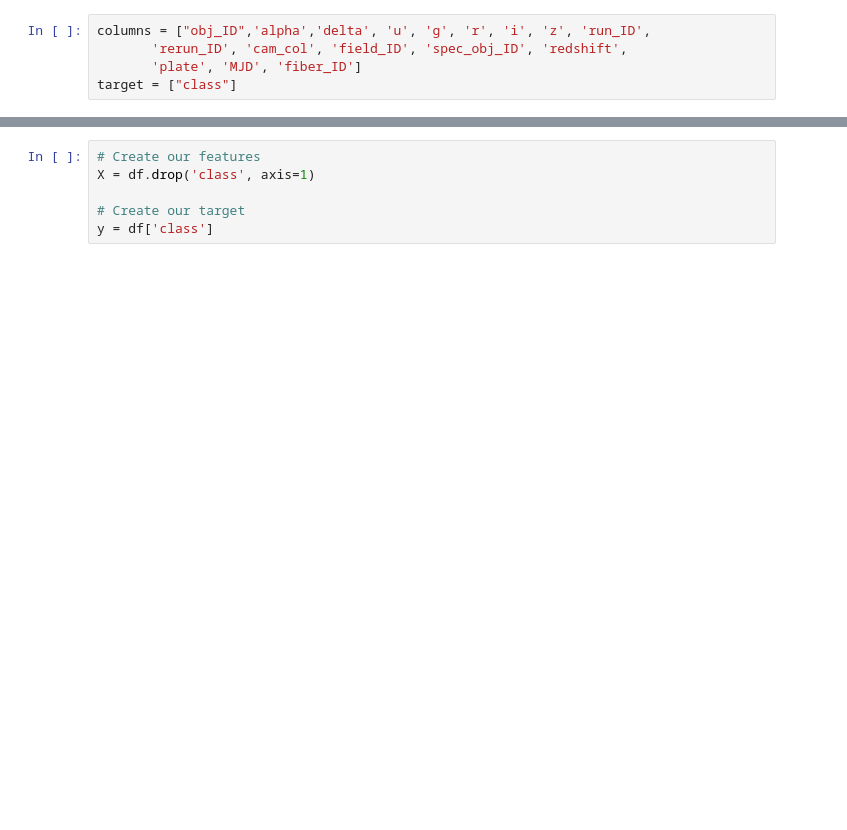
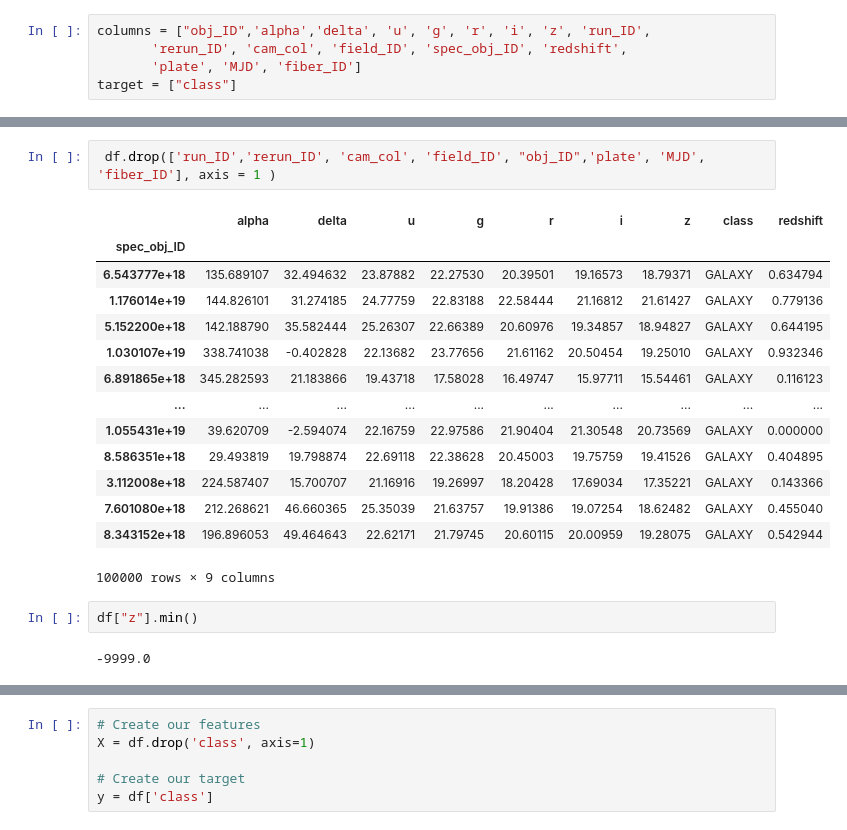
Before and after one commit to wonhee3472/Da_Vinci_Code, a Jupyter notebook: ML_model.ipynb, the cells around one changed output, grey strips where cells are left out. Cells and saved outputs as stored; diff of their text form; blank space fills up the shorter version.

```diff
--- a/ML_model.ipynb
+++ b/ML_model.ipynb
@@ -61,0 +81,21 @@ df
+# %%
+ df.drop(['run_ID','rerun_ID', 'cam_col', 'field_ID', "obj_ID",'plate', 'MJD', 'fiber_ID'], axis = 1 )
+# %% [output]
+|  | alpha | delta | u | g | r | i | z | class | redshift |
+| spec_obj_ID |  |  |  |  |  |  |  |  |  |
+| 6.543777e+18 | 135.689107 | 32.494632 | 23.87882 | 22.27530 | 20.39501 | 19.16573 | 18.79371 | GALAXY | 0.634794 |
+| 1.176014e+19 | 144.826101 | 31.274185 | 24.77759 | 22.83188 | 22.58444 | 21.16812 | 21.61427 | GALAXY | 0.779136 |
+| 5.152200e+18 | 142.188790 | 35.582444 | 25.26307 | 22.66389 | 20.60976 | 19.34857 | 18.94827 | GALAXY | 0.644195 |
+| 1.030107e+19 | 338.741038 | -0.402828 | 22.13682 | 23.77656 | 21.61162 | 20.50454 | 19.25010 | GALAXY | 0.932346 |
+| 6.891865e+18 | 345.282593 | 21.183866 | 19.43718 | 17.58028 | 16.49747 | 15.97711 | 15.54461 | GALAXY | 0.116123 |
+| ... | ... | ... | ... | ... | ... | ... | ... | ... | ... |
+| 1.055431e+19 | 39.620709 | -2.594074 | 22.16759 | 22.97586 | 21.90404 | 21.30548 | 20.73569 | GALAXY | 0.000000 |
+| 8.586351e+18 | 29.493819 | 19.798874 | 22.69118 | 22.38628 | 20.45003 | 19.75759 | 19.41526 | GALAXY | 0.404895 |
+| 3.112008e+18 | 224.587407 | 15.700707 | 21.16916 | 19.26997 | 18.20428 | 17.69034 | 17.35221 | GALAXY | 0.143366 |
+| 7.601080e+18 | 212.268621 | 46.660365 | 25.35039 | 21.63757 | 19.91386 | 19.07254 | 18.62482 | GALAXY | 0.455040 |
+| 8.343152e+18 | 196.896053 | 49.464643 | 22.62171 | 21.79745 | 20.60115 | 20.00959 | 19.28075 | GALAXY | 0.542944 |
+100000 rows × 9 columns
+# %%
+df["z"].min()
+# %% [output]
+-9999.0
```
Also changed, not shown: parts of 14 cells of this notebook.
